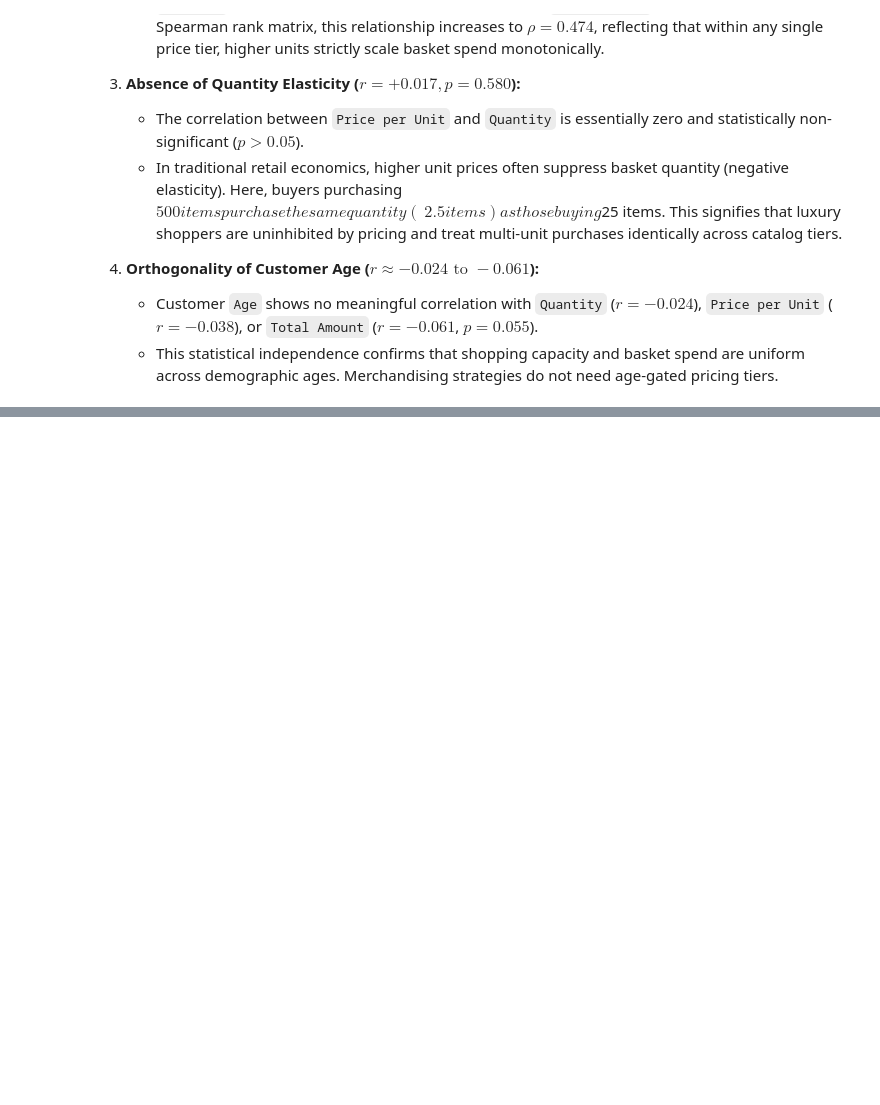
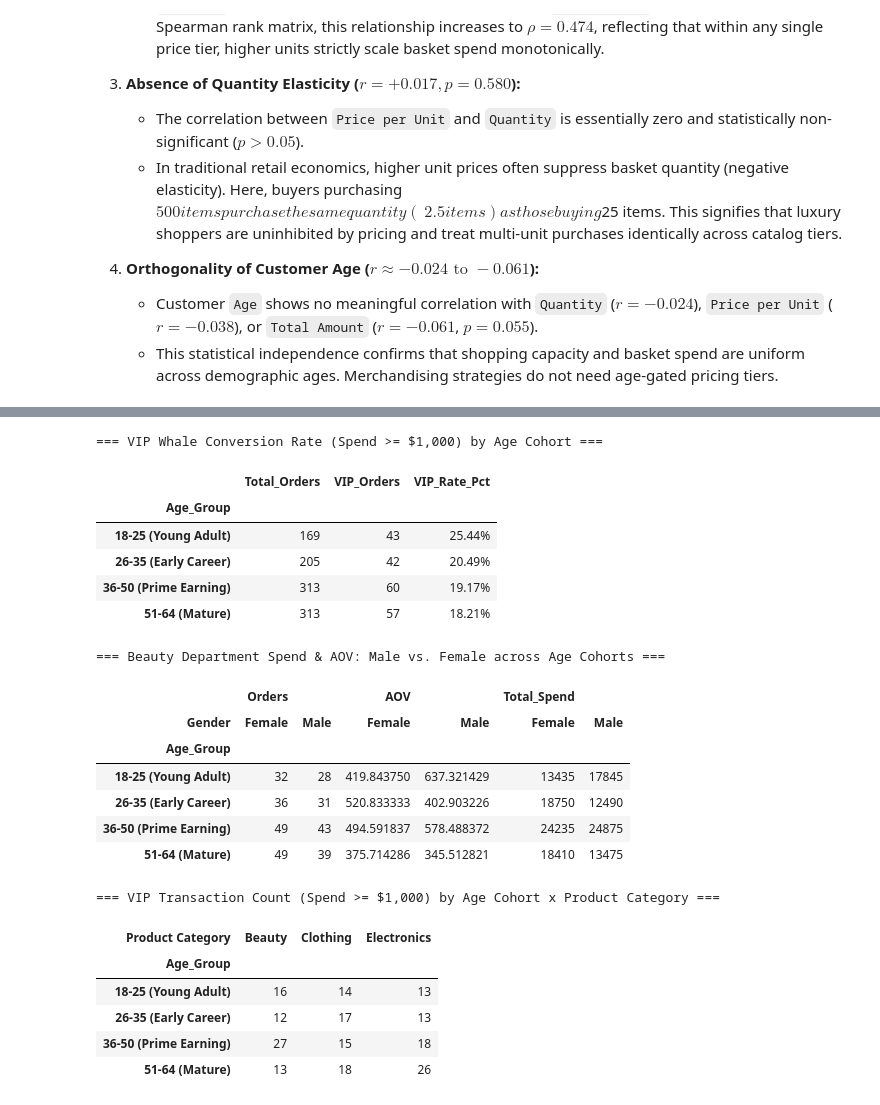
Before and after one commit to addu91577-sketch/OIBSIP, a Jupyter notebook: DataAnalytics-L1-EDARetailSales/Notebooks/01_retail_sales_eda.ipynb, the cells around one changed output, grey strips where cells are left out. Drawn from its saved outputs; the diff is of its cells as text; code cells hidden in the pictures; blank space fills up the shorter version.

```diff
--- a/DataAnalytics-L1-EDARetailSales/Notebooks/01_retail_sales_eda.ipynb
+++ b/DataAnalytics-L1-EDARetailSales/Notebooks/01_retail_sales_eda.ipynb
@@ -1825,0 +2167,53 @@ plt.show()
+# %%
+# Compute Persona and VIP Archetype metrics
+df['Is_VIP'] = df['Total Amount'] >= 1000
+
+# VIP Rate by Age Cohort
+vip_cohort_metrics = df.groupby('Age_Group', observed=False).agg(
+    Total_Orders=('Transaction ID', 'count'),
+    VIP_Orders=('Is_VIP', 'sum')
+)
+vip_cohort_metrics['VIP_Rate_Pct'] = (vip_cohort_metrics['VIP_Orders'] / vip_cohort_metrics['Total_Orders']) * 100
+
+# Beauty Category Spend by Gender & Age
+beauty_sub = df[df['Product Category'] == 'Beauty']
+beauty_gender_age = beauty_sub.groupby(['Age_Group', 'Gender'], observed=False)['Total Amount'].agg(
+    Orders='count',
+    AOV='mean',
+    Total_Spend='sum'
+).unstack()
+
+# VIP Orders by Age Group x Category
+vip_cat_cohort_df = df[df['Is_VIP']].groupby(['Age_Group', 'Product Category'], observed=False).size().unstack(fill_value=0)
+
+print("=== VIP Whale Conversion Rate (Spend >= $1,000) by Age Cohort ===")
+display(vip_cohort_metrics.style.format({'Total_Orders': '{:,}', 'VIP_Orders': '{:,}', 'VIP_Rate_Pct': '{:.2f}%'}))
+
+print("\n=== Beauty Department Spend & AOV: Male vs. Female across Age Cohorts ===")
+display(beauty_gender_age.style.format({'AOV': '${:,.2f}', 'Total_Spend': '${:,.2f}'}))
+
+print("\n=== VIP Transaction Count (Spend >= $1,000) by Age Cohort x Product Category ===")
+display(vip_cat_cohort_df)
+# %% [output]
+=== VIP Whale Conversion Rate (Spend >= $1,000) by Age Cohort ===
+|  | Total_Orders | VIP_Orders | VIP_Rate_Pct |
+| Age_Group |  |  |  |
+| 18-25 (Young Adult) | 169 | 43 | 25.44% |
+| 26-35 (Early Career) | 205 | 42 | 20.49% |
+| 36-50 (Prime Earning) | 313 | 60 | 19.17% |
+| 51-64 (Mature) | 313 | 57 | 18.21% |
+=== Beauty Department Spend & AOV: Male vs. Female across Age Cohorts ===
+|  | Orders |  | AOV |  | Total_Spend |  |
+| Gender | Female | Male | Female | Male | Female | Male |
+| Age_Group |  |  |  |  |  |  |
+| 18-25 (Young Adult) | 32 | 28 | 419.843750 | 637.321429 | 13435 | 17845 |
+| 26-35 (Early Career) | 36 | 31 | 520.833333 | 402.903226 | 18750 | 12490 |
+| 36-50 (Prime Earning) | 49 | 43 | 494.591837 | 578.488372 | 24235 | 24875 |
+| 51-64 (Mature) | 49 | 39 | 375.714286 | 345.512821 | 18410 | 13475 |
+=== VIP Transaction Count (Spend >= $1,000) by Age Cohort x Product Category ===
+| Product Category | Beauty | Clothing | Electronics |
+| Age_Group |  |  |  |
+| 18-25 (Young Adult) | 16 | 14 | 13 |
+| 26-35 (Early Career) | 12 | 17 | 13 |
+| 36-50 (Prime Earning) | 27 | 15 | 18 |
+| 51-64 (Mature) | 13 | 18 | 26 |
```
Also changed, not shown: parts of 18 cells of this notebook, 4 other files.
